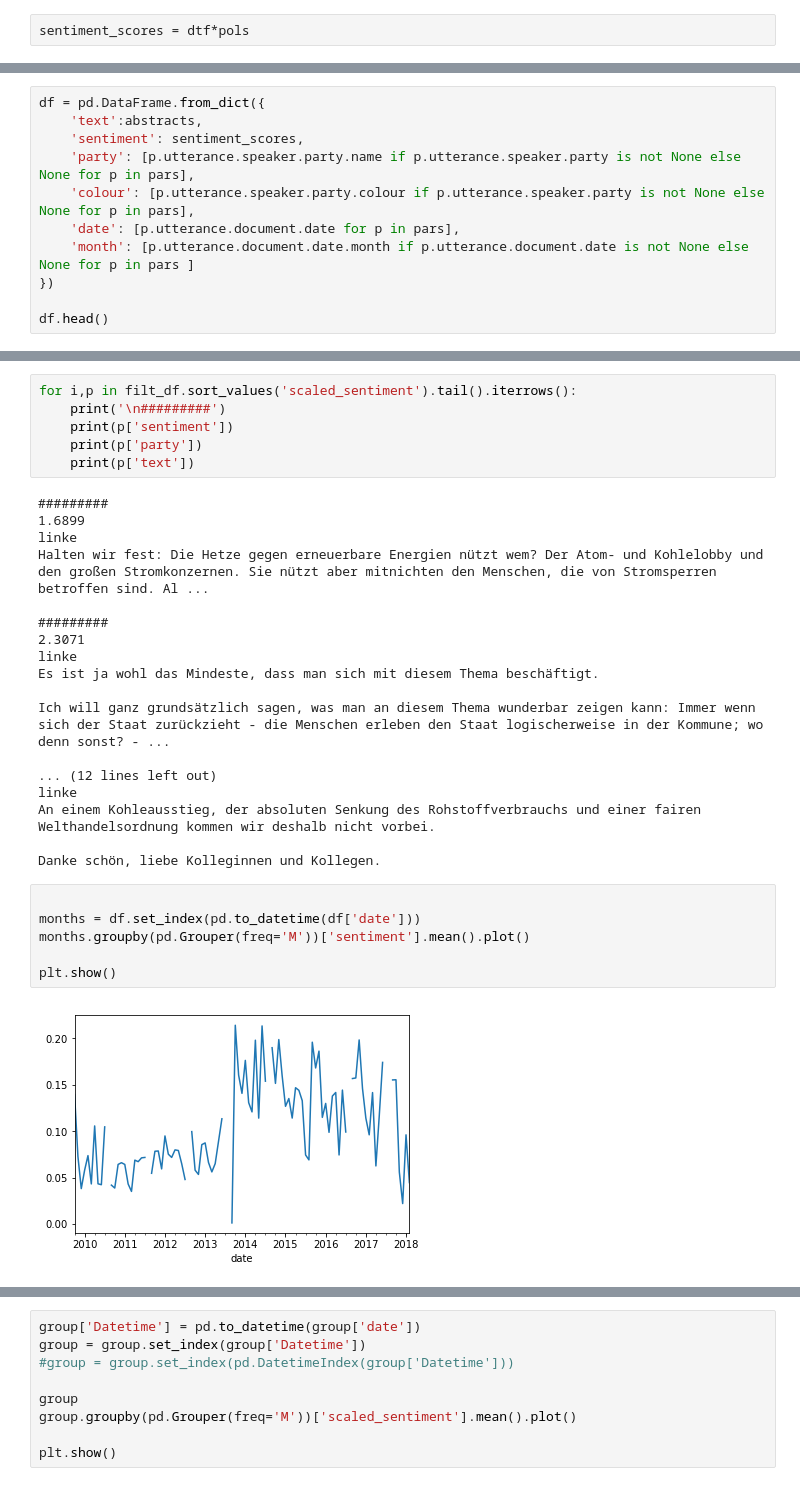
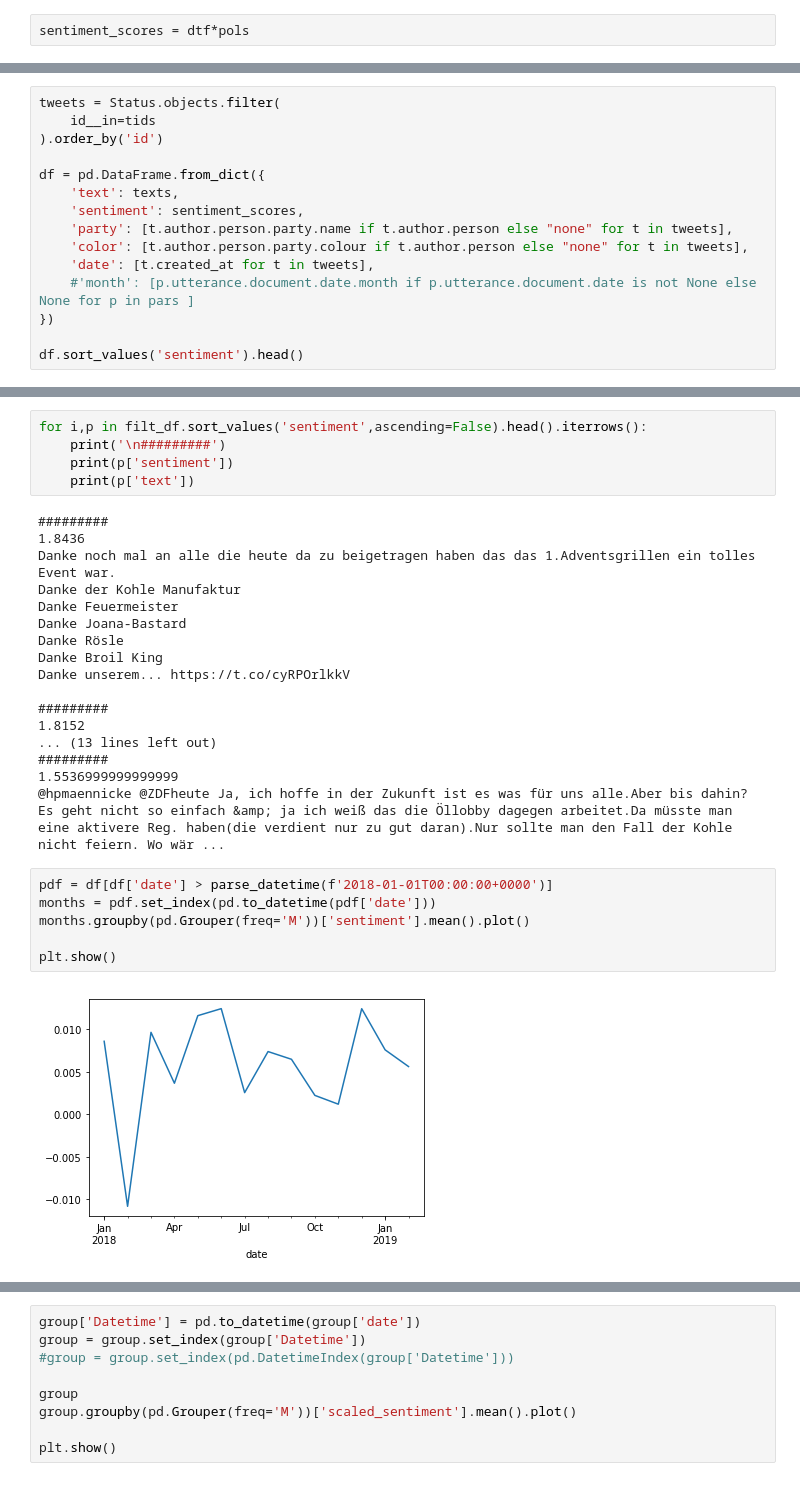
Before and after one commit to mcc-apsis/coal-discourse, a Jupyter notebook: sentiment.ipynb, the cells around one changed output, grey strips where cells are left out. Drawn from its saved outputs; the diff is of its cells as text.

Commit message:
coal tweets

```diff
--- a/sentiment.ipynb
+++ b/sentiment.ipynb
@@ -127,12 +130,16 @@ Document.objects.filter(date__isnull=True)
 # %%
+tweets = Status.objects.filter(
+    id__in=tids
+).order_by('id')
+
 df = pd.DataFrame.from_dict({
-    'text':abstracts,
+    'text': texts,
     'sentiment': sentiment_scores,
-    'party': [p.utterance.speaker.party.name if p.utterance.speaker.party is not None else None for p in pars],
-    'colour': [p.utterance.speaker.party.colour if p.utterance.speaker.party is not None else None for p in pars],
-    'date': [p.utterance.document.date for p in pars],
-    'month': [p.utterance.document.date.month if p.utterance.document.date is not None else None for p in pars ]
+    'party': [t.author.person.party.name if t.author.person else "none" for t in tweets],
+    'color': [t.author.person.party.colour if t.author.person else "none" for t in tweets],
+    'date': [t.created_at for t in tweets],
+    #'month': [p.utterance.document.date.month if p.utterance.document.date is not None else None for p in pars ]
 })
 
-df.head()
+df.sort_values('sentiment').head()
 # %% [output]
@@ -182,33 +183,32 @@ Mit dem Täuschen und Tricksen, damit muss Schluss sein.
 # %%
-for i,p in filt_df.sort_values('scaled_sentiment').tail().iterrows():
+for i,p in filt_df.sort_values('sentiment',ascending=False).head().iterrows():
     print('\n#########')
     print(p['sentiment'])
-    print(p['party'])
     print(p['text'])
 # %% [output]
 #########
-1.6899
-linke
-Halten wir fest: Die Hetze gegen erneuerbare Energien nützt wem? Der Atom- und Kohlelobby und den großen Stromkonzernen. Sie nützt aber mitnichten den Menschen, die von Stromsperren betroffen sind. Al ...
+1.8436
+Danke noch mal an alle die heute da zu beigetragen haben das das 1.Adventsgrillen ein tolles Event war.
+Danke der Kohle Manufaktur
+Danke Feuermeister
+Danke Joana-Bastard
+Danke Rösle
+Danke Broil King
+Danke unserem... https://t.co/cyRPOrlkkV
 
 #########
-2.3071
-linke
-Es ist ja wohl das Mindeste, dass man sich mit diesem Thema beschäftigt.
-
-Ich will ganz grundsätzlich sagen, was man an diesem Thema wunderbar zeigen kann: Immer wenn sich der Staat zurückzieht - die Menschen erleben den Staat logischerweise in der Kommune; wo denn sonst? - ...
-
-... (12 lines left out)
-linke
-An einem Kohleausstieg, der absoluten Senkung des Rohstoffverbrauchs und einer fairen Welthandelsordnung kommen wir deshalb nicht vorbei.
-
-Danke schön, liebe Kolleginnen und Kollegen.
+1.8152
+... (13 lines left out)
+#########
+1.5536999999999999
+@hpmaennicke @ZDFheute Ja, ich hoffe in der Zukunft ist es was für uns alle.Aber bis dahin?
+Es geht nicht so einfach &amp; ja ich weiß das die Öllobby dagegen arbeitet.Da müsste man eine aktivere Reg. haben(die verdient nur zu gut daran).Nur sollte man den Fall der Kohle nicht feiern. Wo wär ...
 # %%
-
-months = df.set_index(pd.to_datetime(df['date']))
+pdf = df[df['date'] > parse_datetime(f'2018-01-01T00:00:00+0000')]
+months = pdf.set_index(pd.to_datetime(pdf['date']))
 months.groupby(pd.Grouper(freq='M'))['sentiment'].mean().plot()
 
 plt.show()
 # %% [output]
-[figure, old version]
+[figure, new version]
 # %%
```
Also changed, not shown: parts of 11 cells of this notebook, 6 other files.
